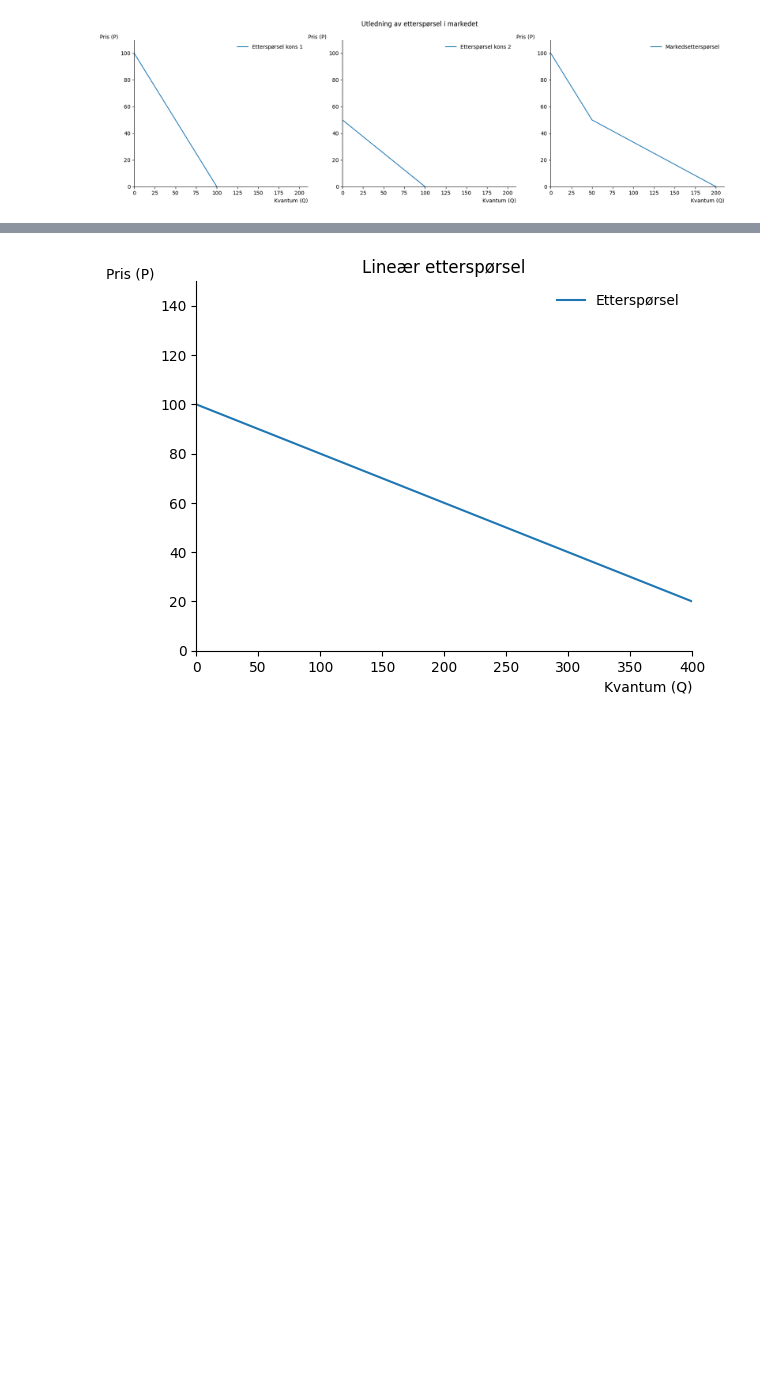
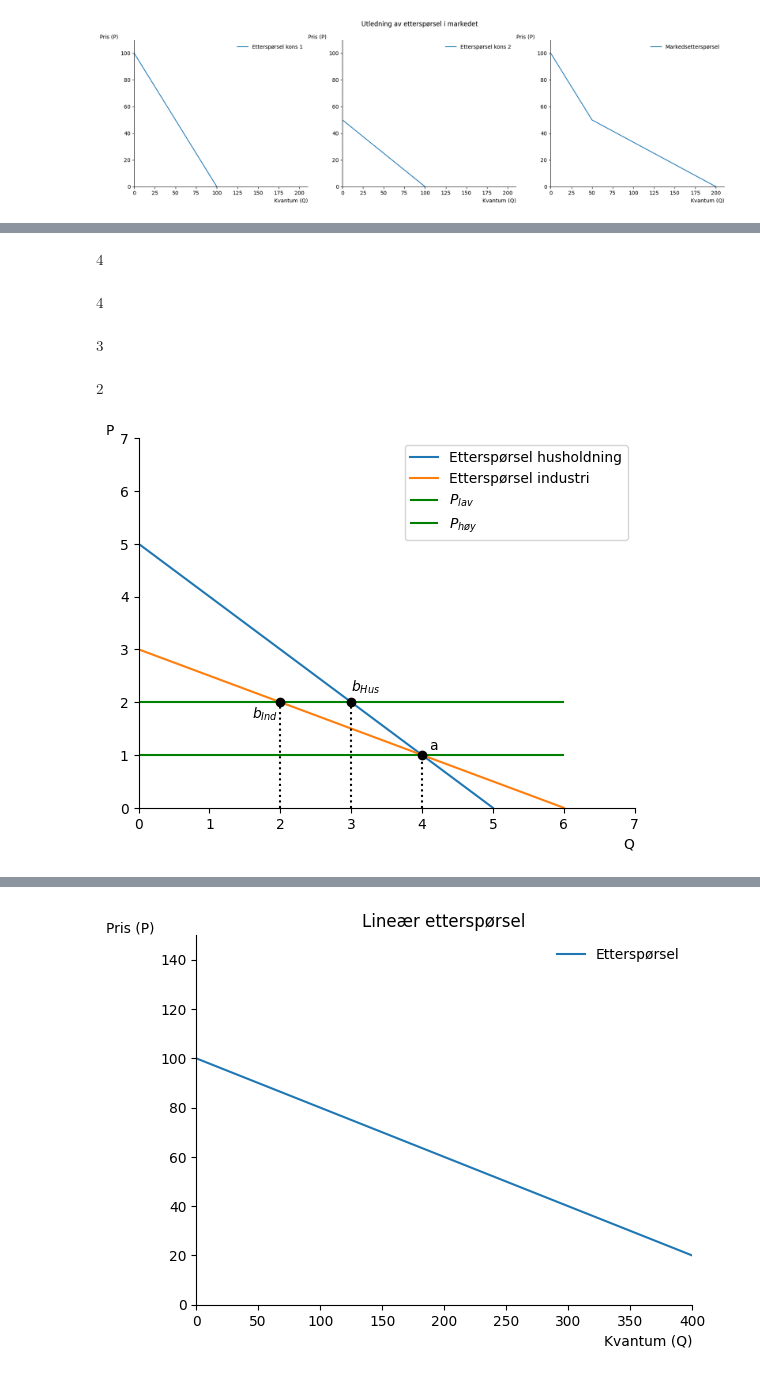
Before and after one commit to uit-sok-1303-v26/uit-sok-1303.v26.github.io, a Jupyter notebook: Markedsteori - Kapittel 8.ipynb, the cells around one changed output, grey strips where cells are left out. Drawn from its saved outputs; the diff is of its cells as text; code cells hidden in the pictures; blank space fills up the shorter version.

```diff
--- a/Markedsteori - Kapittel 8.ipynb
+++ b/Markedsteori - Kapittel 8.ipynb
@@ -85,0 +238,6 @@ funksjon.
+# %%
+Etterspørsel_Hus = sp.Eq(Q_hus, alpha_hus - beta_hus * P)
+
+Etterspørsel_Ind = sp.Eq(Q_Ind, alpha_ind - beta_ind * P)
+
+display(Etterspørsel_Hus, Etterspørsel_Ind)
@@ -85,0 +349,46 @@ funksjon.
+# %%
+# Setter P_lav = 1
+P_lav = 1
+Q_løsning_hus = Etterspørsel_Hus.subs(P, P_lav).rhs
+Q_løsning_ind = Etterspørsel_Ind.subs(P, P_lav).rhs
+
+display(Q_løsning_hus, Q_løsning_ind)
+# %% [output]
+$\displaystyle 4$
+$\displaystyle 4$
+# %%
+# Setter P_høy = 2
+P_høy = 2
+Q_løsning_hus_høy = Etterspørsel_Hus.subs(P, P_høy).rhs
+Q_løsning_ind_høy = Etterspørsel_Ind.subs(P, P_høy).rhs
+
+display(Q_løsning_hus_høy, Q_løsning_ind_høy)
+# %% [output]
+$\displaystyle 3$
+$\displaystyle 2$
+# %%
+# Tegner horisontale linjer for P_lav og P_høy
+ax.hlines(P_lav, 0, 6, linestyles='-', label = '$P_{lav}$', color = "green")
+ax.hlines(P_høy, 0, 6, linestyles='-', label = '$P_{høy}$', color = "green")
+
+# Tegner vertikal linje til punkt a og markerer punkt a
+ax.vlines(Q_løsning_hus, 0, P_lav, linestyles='dotted', color = "black")
+ax.annotate('a', (Q_løsning_hus+0.1, P_lav+0.1))
+
+# Tegner vertikal linje til punkt b_Hus og markerer punkt b_Hus
+ax.vlines(Q_løsning_hus_høy, 0, P_høy, linestyles='dotted', color = "black")
+ax.annotate('$b_{Hus}$', (Q_løsning_hus_høy, P_høy+0.2))
+
+# Tegner vertikal linje til punkt b_Ind og markerer punkt b_Ind
+ax.vlines(Q_løsning_ind_høy, 0, P_høy, linestyles='dotted', color = "black")
+ax.annotate('$b_{Ind}$', (Q_løsning_ind_høy-0.4, P_høy-0.3))
+
+# Markerer punktene a, b_Hus og b_Ind
+ax.scatter(Q_løsning_hus, P_lav, color = "black", zorder = 6)
+ax.scatter(Q_løsning_hus_høy, P_høy, color = "black", zorder= 6)
+ax.scatter(Q_løsning_ind_høy, P_høy, color = "black", zorder = 6)
+
+ax.legend();
+fig
+# %% [output]
+[figure, added]
```
Also changed, not shown: parts of 48 cells of this notebook.
